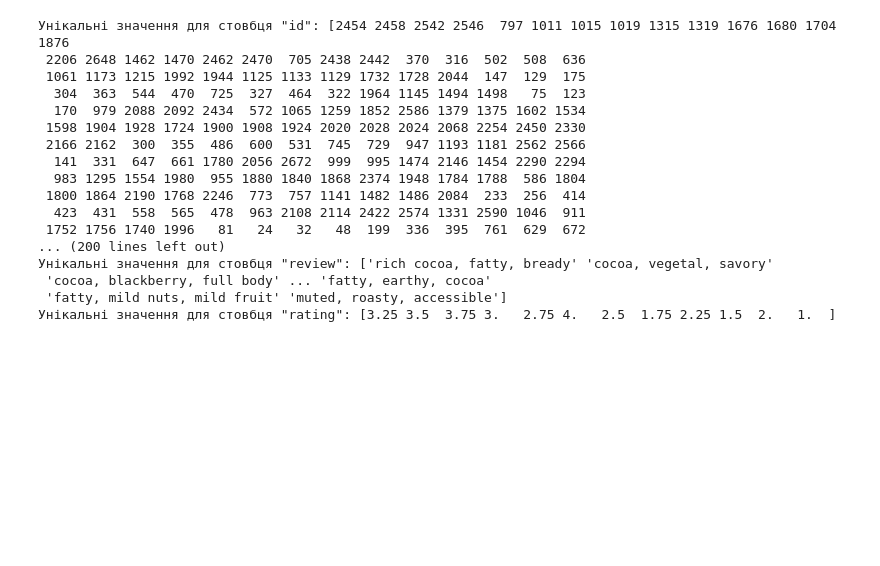
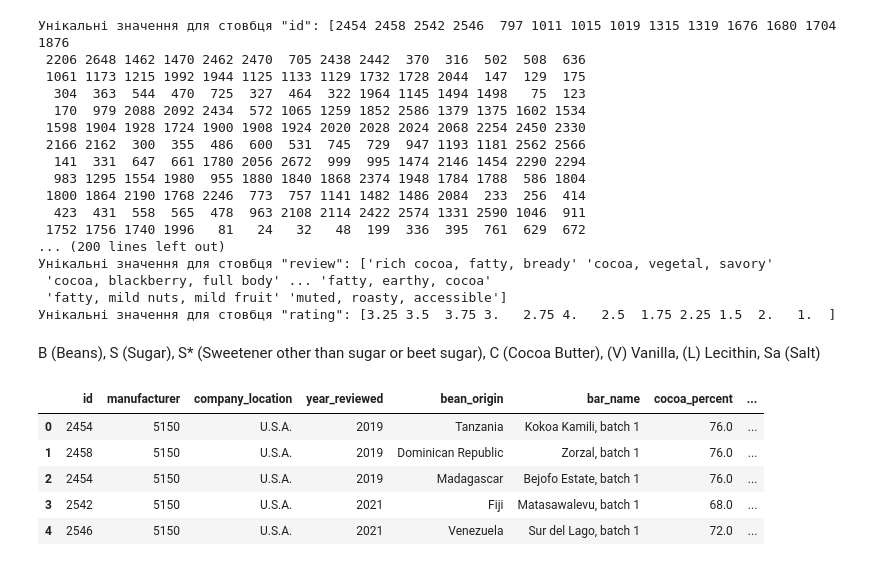
Before and after one commit to Valakas148/ML, a Jupyter notebook: lr4/lr4.ipynb, the cells around one changed output. Saved outputs shown, nothing was run; the diff lists cells and outputs as text; code cells hidden in the pictures; blank space fills up the shorter version.

```diff
--- a/lr4/lr4.ipynb
+++ b/lr4/lr4.ipynb
@@ -97,3 +103,27 @@ for column in df.columns:
  'cocoa, blackberry, full body' ... 'fatty, earthy, cocoa'
  'fatty, mild nuts, mild fruit' 'muted, roasty, accessible']
 Унікальні значення для стовбця "rating": [3.25 3.5  3.75 3.   2.75 4.   2.5  1.75 2.25 1.5  2.   1.  ]
+# %% [markdown]
+B (Beans), S (Sugar), S* (Sweetener other than sugar or beet sugar), C (Cocoa Butter), (V) Vanilla, (L) Lecithin, Sa (Salt)
+# %%
+Ingredients = {
+    "Beans": "B",
+    "Sugar": "S",
+    "Sweetener": "S*",
+    "Cocoa Butter": "C",
+    "Vanilla": "V",
+    "Lecithin": "L",
+    "Salt": "Sa"
+}
+
+for key in Ingredients:
+    df[key] = np.where(df['ingredients'].str.contains(Ingredients[key],case=True), 1, 0)
+
+df.head()
+# %% [output]
+|  | id | manufacturer | company_location | year_reviewed | bean_origin | bar_name | cocoa_percent | ... |
+| 0 | 2454 | 5150 | U.S.A. | 2019 | Tanzania | Kokoa Kamili, batch 1 | 76.0 | ... |
+| 1 | 2458 | 5150 | U.S.A. | 2019 | Dominican Republic | Zorzal, batch 1 | 76.0 | ... |
+| 2 | 2454 | 5150 | U.S.A. | 2019 | Madagascar | Bejofo Estate, batch 1 | 76.0 | ... |
+| 3 | 2542 | 5150 | U.S.A. | 2021 | Fiji | Matasawalevu, batch 1 | 68.0 | ... |
+| 4 | 2546 | 5150 | U.S.A. | 2021 | Venezuela | Sur del Lago, batch 1 | 72.0 | ... |
```
Also changed, not shown: parts of 21 cells of this notebook, 2 other files.
